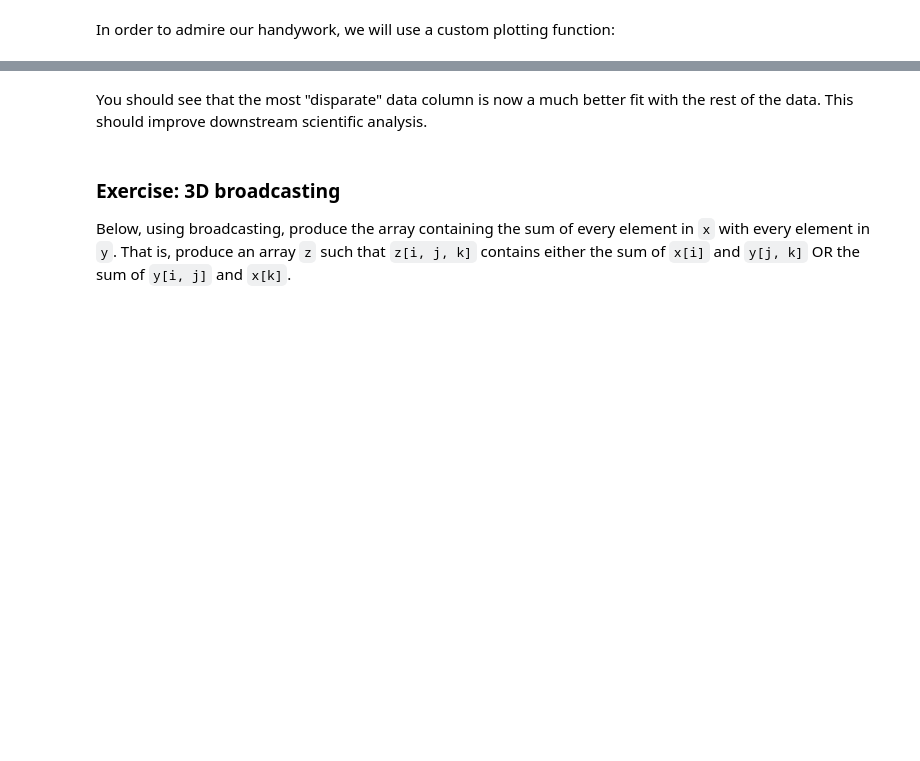
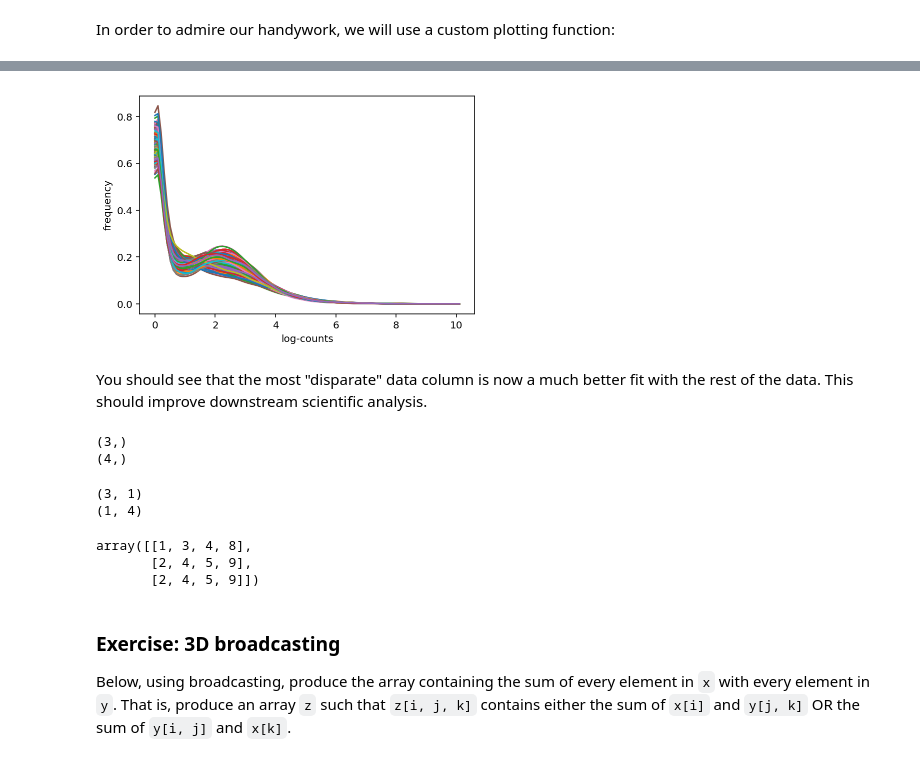
Before and after one commit to jni/jax-workshop, a Jupyter notebook: lectures/advanced-numpy-patterns.ipynb, the cells around one changed output, grey strips where cells are left out. Drawn from its saved outputs; the diff is of its cells as text; code cells hidden in the pictures; blank space fills up the shorter version.

```diff
--- a/lectures/advanced-numpy-patterns.ipynb
+++ b/lectures/advanced-numpy-patterns.ipynb
@@ -160,3 +414,5 @@ rpkm = ...  # FIX THIS
+# %%
+rpkm = expr_lib / (gene_len[:, np.newaxis] * 1e-3)
 # %% [markdown]
 In order to admire our handywork, we will use a custom plotting function:
 # %%
@@ -188,7 +446,30 @@ plot_col_density(np.log(expr+1))
 # %%
-plot_col_density(np.log(rpkm + 1), xlim=(0, 6))
+plot_col_density(np.log(rpkm + 1))
+# %% [output]
+[figure, added]
 # %% [markdown]
 You should see that the most "disparate" data column is now a much better fit with the rest of the data. This should improve downstream scientific analysis.
+# %%
+x = np.array([1, 2, 2])
+y = np.array([0, 2, 3, 7])
+
+print(x.shape)
+print(y.shape)
+# %% [output]
+(3,)
+(4,)
+# %%
+print(x[:, np.newaxis].shape)
+print(y[np.newaxis, :].shape)
+# %% [output]
+(3, 1)
+(1, 4)
+# %%
+x[:, np.newaxis] + y[np.newaxis, :]
+# %% [output]
+array([[1, 3, 4, 8],
+       [2, 4, 5, 9],
+       [2, 4, 5, 9]])
 # %% [markdown]
 ### Exercise: 3D broadcasting
 
```
Also changed, not shown: parts of 48 cells of this notebook, 4 other files.
